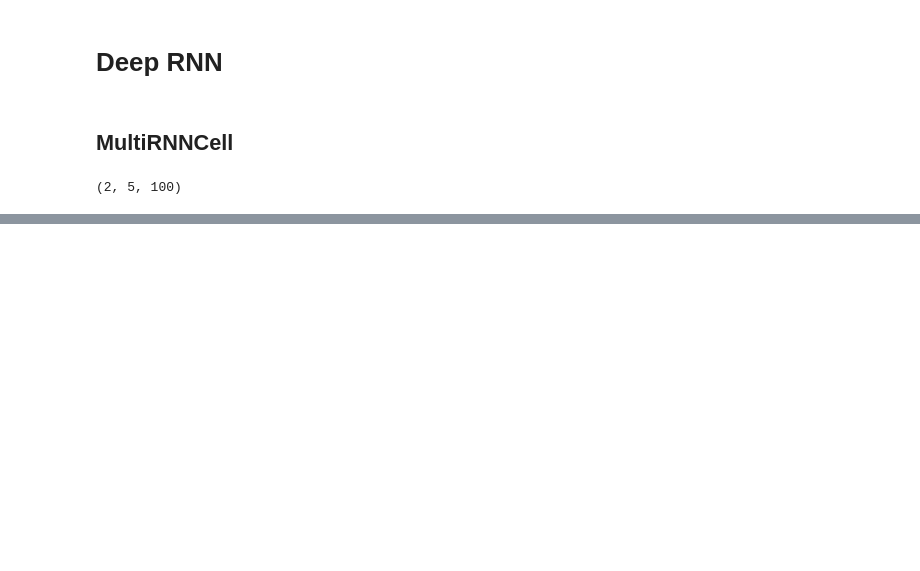
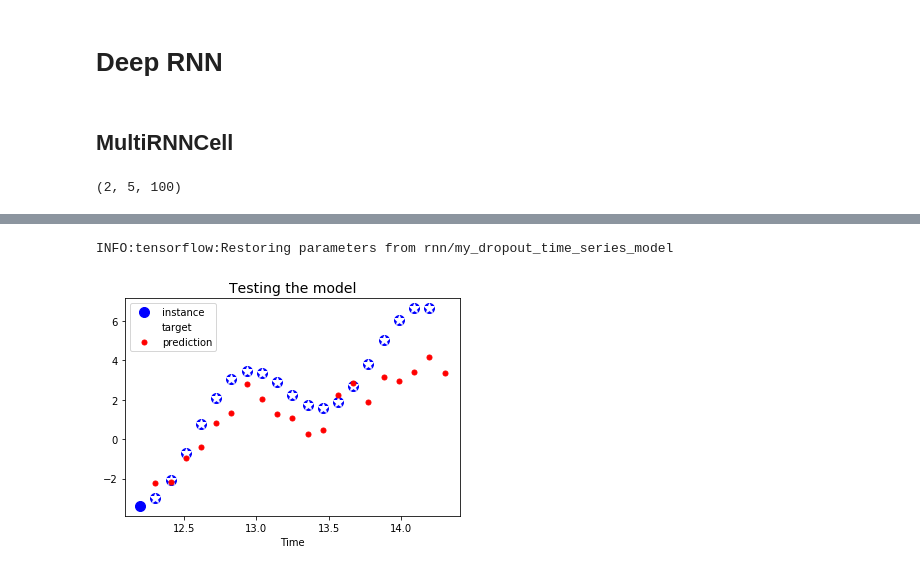
Before and after one commit to coldJune/machineLearning, a Jupyter notebook: handson-ml/Recurrent Neural Networks.ipynb, the cells around one changed output, grey strips where cells are left out. Saved outputs shown, nothing was run; the diff lists cells and outputs as text; code cells hidden in the pictures; blank space fills up the shorter version.

Commit message:
Recurrent Neurak Networks:Deep RNN:Dropout

```diff
--- a/handson-ml/Recurrent Neural Networks.ipynb
+++ b/handson-ml/Recurrent Neural Networks.ipynb
@@ -747,0 +761,8 @@ outputs_val.shape
+# %%
+keep_prob = tf.placeholder_with_default(1.0, shape=())
+cells = [tf.nn.rnn_cell.BasicRNNCell(num_units=n_neurons)
+        for layer in range(n_layers)]
+cells_drop = [tf.nn.rnn_cell.DropoutWrapper(cell, input_keep_prob=keep_prob)
+             for cell in cells]
+multi_layer_cell = tf.nn.rnn_cell.MultiRNNCell(cells_drop)
+rnn_outputs, states = tf.nn.dynamic_rnn(multi_layer_cell, X, dtype=tf.float32)
@@ -747,0 +781,18 @@ outputs_val.shape
+# %%
+n_iterations = 1500
+batch_size = 50
+train_keep_prob = 0.5
+
+with tf.Session() as sess:
+    init.run()
+    for iteration in range(n_iterations):
+        X_batch, y_batch = next_batch(batch_size, n_steps)
+        _, mse = sess.run([training_op, loss],
+                          feed_dict={
+                              X: X_batch,
+                              y: y_batch,
+                              keep_prob: train_keep_prob
+                          })
+        if iteration % 100 == 0:
+            print(iteration, "Training MSE:", mse)
+    saver.save(sess,"rnn/my_dropout_time_series_model")
@@ -747,0 +815,21 @@ outputs_val.shape
+# %%
+with tf.Session() as sess:
+    saver.restore(sess, "rnn/my_dropout_time_series_model")
+
+    X_new  = time_series(np.array(t_instance[:-1].reshape(-1, n_steps, n_inputs)))
+    y_pred = sess.run(outputs, feed_dict={X: X_new})
+# %% [output]
+INFO:tensorflow:Restoring parameters from rnn/my_dropout_time_series_model
+# %%
+plt.title("Testing the model", fontsize=14)
+plt.plot(t_instance[:-1], time_series(t_instance[:-1]),
+         "bo", markersize=10, label="instance")
+plt.plot(t_instance[1:], time_series(t_instance[1:]),
+        "w*", markersize=10, label="target")
+plt.plot(t_instance[1:], y_pred[0, :, 0], "r.",
+        markersize=10, label="prediction")
+plt.legend(loc="upper left")
+plt.xlabel("Time")
+plt.show()
+# %% [output]
+[figure, added]
```
Also changed, not shown: parts of 5 cells of this notebook, 4 other files.
